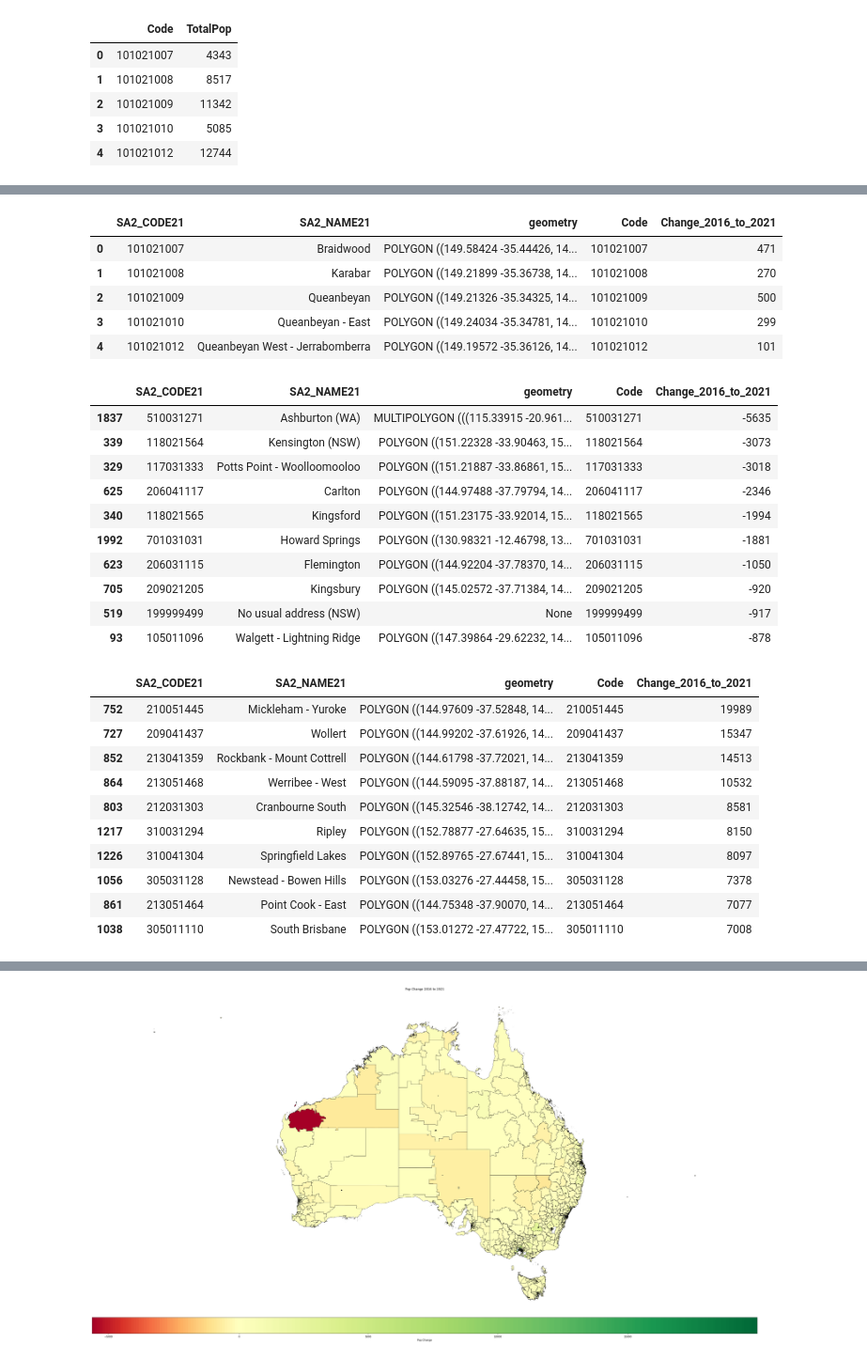
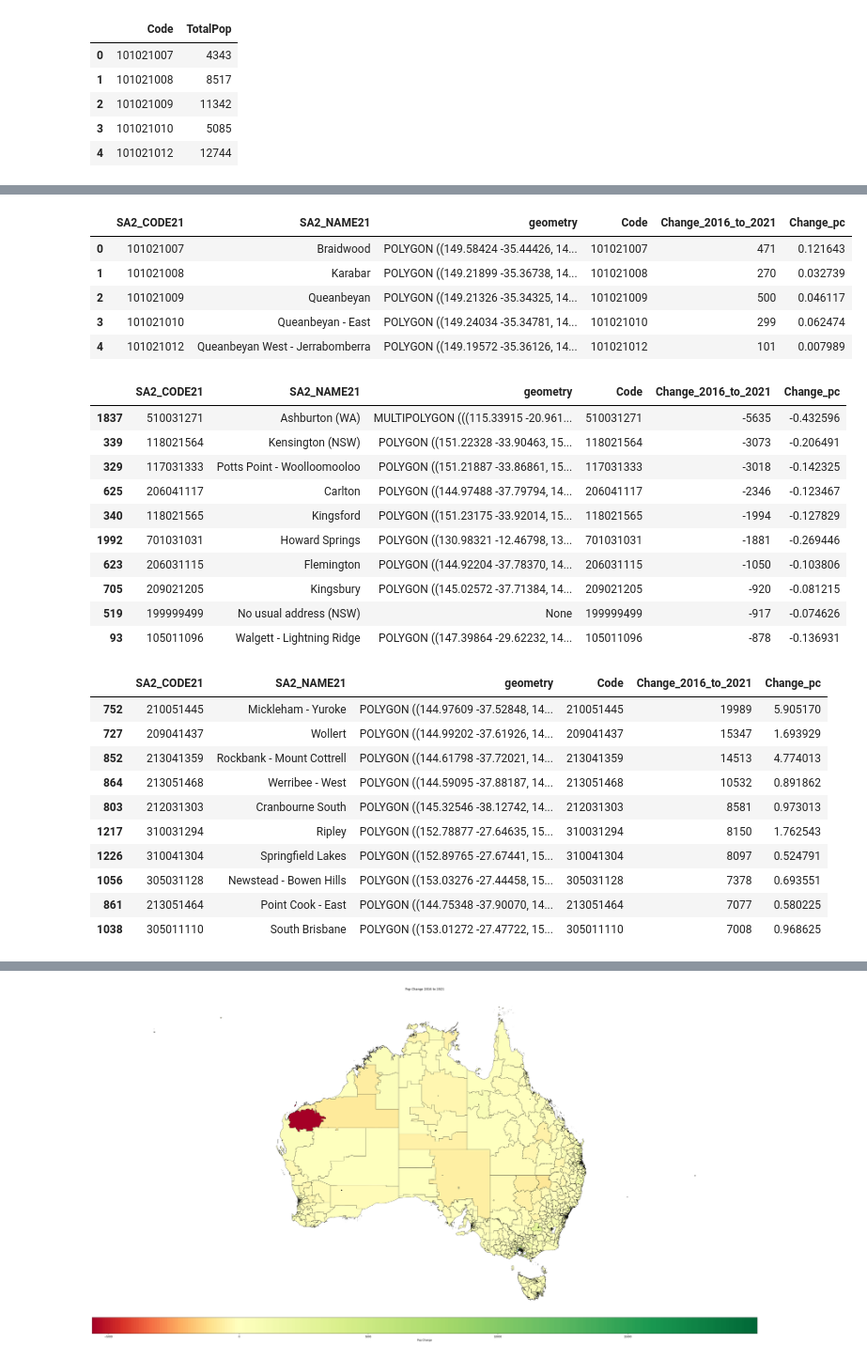
Before and after one commit to blkemp/CensusMapCharts, a Jupyter notebook: Census Choropleth.ipynb, the cells around one changed output, grey strips where cells are left out. Shown at 94% size. Saved outputs shown, nothing was run; the diff lists cells and outputs as text; code cells hidden in the pictures.

```diff
--- a/Census Choropleth.ipynb
+++ b/Census Choropleth.ipynb
@@ -56,5 +56,9 @@ df_2021.head()
 df_pops = df_2016.merge(df_2021,left_on='Code', right_on='Code')
 df_pops.columns=['Code','2016_Population','2021_Population']
 df_pops['Change_2016_to_2021'] = (df_pops['2021_Population']-df_pops['2016_Population'])
+
+# create change % feature
+df_pops['Change_pc'] = ((df_pops['2021_Population']/df_pops['2016_Population'])-1)
+
 df_pops.head()
 # %% [output]
@@ -76,47 +71,47 @@ df_pops.sort_values(by = 'Change_2016_to_2021', ascending = True).head()
 # %%
 # convert code to Str for merging with geopandas table
 df_pops['Code'] = df_pops['Code'].astype('str')
 
 # merge
 df_merged = pd.merge(SA2_gdf[['SA2_CODE21','SA2_NAME21','geometry']],
-                     df_pops[['Code','Change_2016_to_2021']],
+                     df_pops[['Code','Change_2016_to_2021', 'Change_pc']],
                      left_on='SA2_CODE21',
                      right_on='Code')
 df_merged.head()
 # %% [output]
-|  | SA2_CODE21 | SA2_NAME21 | geometry | Code | Change_2016_to_2021 |
-| 0 | 101021007 | Braidwood | POLYGON ((149.58424 -35.44426, 14... | 101021007 | 471 |
-| 1 | 101021008 | Karabar | POLYGON ((149.21899 -35.36738, 14... | 101021008 | 270 |
-| 2 | 101021009 | Queanbeyan | POLYGON ((149.21326 -35.34325, 14... | 101021009 | 500 |
-| 3 | 101021010 | Queanbeyan - East | POLYGON ((149.24034 -35.34781, 14... | 101021010 | 299 |
-| 4 | 101021012 | Queanbeyan West - Jerrabomberra | POLYGON ((149.19572 -35.36126, 14... | 101021012 | 101 |
+|  | SA2_CODE21 | SA2_NAME21 | geometry | Code | Change_2016_to_2021 | Change_pc |
+| 0 | 101021007 | Braidwood | POLYGON ((149.58424 -35.44426, 14... | 101021007 | 471 | 0.121643 |
+| 1 | 101021008 | Karabar | POLYGON ((149.21899 -35.36738, 14... | 101021008 | 270 | 0.032739 |
+| 2 | 101021009 | Queanbeyan | POLYGON ((149.21326 -35.34325, 14... | 101021009 | 500 | 0.046117 |
+| 3 | 101021010 | Queanbeyan - East | POLYGON ((149.24034 -35.34781, 14... | 101021010 | 299 | 0.062474 |
+| 4 | 101021012 | Queanbeyan West - Jerrabomberra | POLYGON ((149.19572 -35.36126, 14... | 101021012 | 101 | 0.007989 |
 # %%
 #Checking out the out-migration
 df_merged.sort_values(by = 'Change_2016_to_2021', ascending = True).head(10)
 # %% [output]
-|  | SA2_CODE21 | SA2_NAME21 | geometry | Code | Change_2016_to_2021 |
-| 1837 | 510031271 | Ashburton (WA) | MULTIPOLYGON (((115.33915 -20.961... | 510031271 | -5635 |
-| 339 | 118021564 | Kensington (NSW) | POLYGON ((151.22328 -33.90463, 15... | 118021564 | -3073 |
-| 329 | 117031333 | Potts Point - Woolloomooloo | POLYGON ((151.21887 -33.86861, 15... | 117031333 | -3018 |
-| 625 | 206041117 | Carlton | POLYGON ((144.97488 -37.79794, 14... | 206041117 | -2346 |
-| 340 | 118021565 | Kingsford | POLYGON ((151.23175 -33.92014, 15... | 118021565 | -1994 |
-| 1992 | 701031031 | Howard Springs | POLYGON ((130.98321 -12.46798, 13... | 701031031 | -1881 |
-| 623 | 206031115 | Flemington | POLYGON ((144.92204 -37.78370, 14... | 206031115 | -1050 |
-| 705 | 209021205 | Kingsbury | POLYGON ((145.02572 -37.71384, 14... | 209021205 | -920 |
-| 519 | 199999499 | No usual address (NSW) | None | 199999499 | -917 |
-| 93 | 105011096 | Walgett - Lightning Ridge | POLYGON ((147.39864 -29.62232, 14... | 105011096 | -878 |
+|  | SA2_CODE21 | SA2_NAME21 | geometry | Code | Change_2016_to_2021 | Change_pc |
+| 1837 | 510031271 | Ashburton (WA) | MULTIPOLYGON (((115.33915 -20.961... | 510031271 | -5635 | -0.432596 |
+| 339 | 118021564 | Kensington (NSW) | POLYGON ((151.22328 -33.90463, 15... | 118021564 | -3073 | -0.206491 |
+| 329 | 117031333 | Potts Point - Woolloomooloo | POLYGON ((151.21887 -33.86861, 15... | 117031333 | -3018 | -0.142325 |
+| 625 | 206041117 | Carlton | POLYGON ((144.97488 -37.79794, 14... | 206041117 | -2346 | -0.123467 |
+| 340 | 118021565 | Kingsford | POLYGON ((151.23175 -33.92014, 15... | 118021565 | -1994 | -0.127829 |
+| 1992 | 701031031 | Howard Springs | POLYGON ((130.98321 -12.46798, 13... | 701031031 | -1881 | -0.269446 |
+| 623 | 206031115 | Flemington | POLYGON ((144.92204 -37.78370, 14... | 206031115 | -1050 | -0.103806 |
+| 705 | 209021205 | Kingsbury | POLYGON ((145.02572 -37.71384, 14... | 209021205 | -920 | -0.081215 |
+| 519 | 199999499 | No usual address (NSW) | None | 199999499 | -917 | -0.074626 |
+| 93 | 105011096 | Walgett - Lightning Ridge | POLYGON ((147.39864 -29.62232, 14... | 105011096 | -878 | -0.136931 |
 # %%
 #Checking out the in-migration
 df_merged.sort_values(by = 'Change_2016_to_2021', ascending = False).head(10)
 # %% [output]
-|  | SA2_CODE21 | SA2_NAME21 | geometry | Code | Change_2016_to_2021 |
-| 752 | 210051445 | Mickleham - Yuroke | POLYGON ((144.97609 -37.52848, 14... | 210051445 | 19989 |
-| 727 | 209041437 | Wollert | POLYGON ((144.99202 -37.61926, 14... | 209041437 | 15347 |
-| 852 | 213041359 | Rockbank - Mount Cottrell | POLYGON ((144.61798 -37.72021, 14... | 213041359 | 14513 |
-| 864 | 213051468 | Werribee - West | POLYGON ((144.59095 -37.88187, 14... | 213051468 | 10532 |
-| 803 | 212031303 | Cranbourne South | POLYGON ((145.32546 -38.12742, 14... | 212031303 | 8581 |
-| 1217 | 310031294 | Ripley | POLYGON ((152.78877 -27.64635, 15... | 310031294 | 8150 |
-| 1226 | 310041304 | Springfield Lakes | POLYGON ((152.89765 -27.67441, 15... | 310041304 | 8097 |
-| 1056 | 305031128 | Newstead - Bowen Hills | POLYGON ((153.03276 -27.44458, 15... | 305031128 | 7378 |
-| 861 | 213051464 | Point Cook - East | POLYGON ((144.75348 -37.90070, 14... | 213051464 | 7077 |
-| 1038 | 305011110 | South Brisbane | POLYGON ((153.01272 -27.47722, 15... | 305011110 | 7008 |
+|  | SA2_CODE21 | SA2_NAME21 | geometry | Code | Change_2016_to_2021 | Change_pc |
+| 752 | 210051445 | Mickleham - Yuroke | POLYGON ((144.97609 -37.52848, 14... | 210051445 | 19989 | 5.905170 |
+| 727 | 209041437 | Wollert | POLYGON ((144.99202 -37.61926, 14... | 209041437 | 15347 | 1.693929 |
+| 852 | 213041359 | Rockbank - Mount Cottrell | POLYGON ((144.61798 -37.72021, 14... | 213041359 | 14513 | 4.774013 |
+| 864 | 213051468 | Werribee - West | POLYGON ((144.59095 -37.88187, 14... | 213051468 | 10532 | 0.891862 |
+| 803 | 212031303 | Cranbourne South | POLYGON ((145.32546 -38.12742, 14... | 212031303 | 8581 | 0.973013 |
+| 1217 | 310031294 | Ripley | POLYGON ((152.78877 -27.64635, 15... | 310031294 | 8150 | 1.762543 |
+| 1226 | 310041304 | Springfield Lakes | POLYGON ((152.89765 -27.67441, 15... | 310041304 | 8097 | 0.524791 |
+| 1056 | 305031128 | Newstead - Bowen Hills | POLYGON ((153.03276 -27.44458, 15... | 305031128 | 7378 | 0.693551 |
+| 861 | 213051464 | Point Cook - East | POLYGON ((144.75348 -37.90070, 14... | 213051464 | 7077 | 0.580225 |
+| 1038 | 305011110 | South Brisbane | POLYGON ((153.01272 -27.47722, 15... | 305011110 | 7008 | 0.968625 |
```
Also changed, not shown: parts of 5 cells of this notebook.
